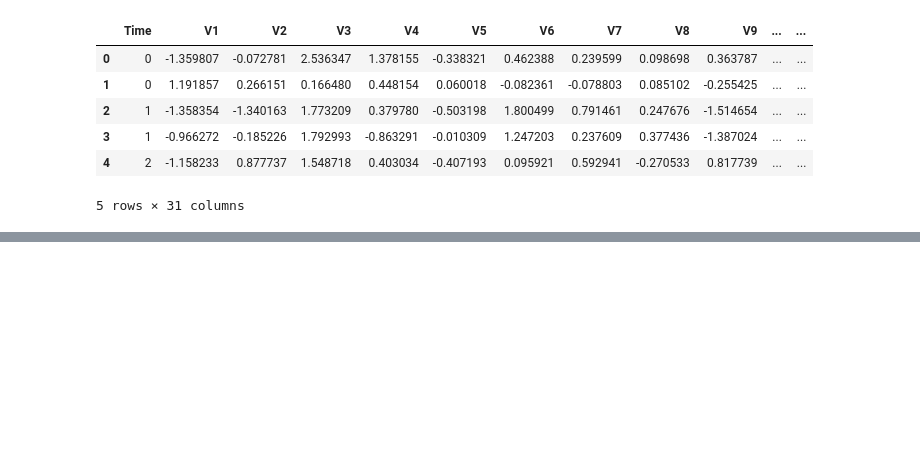
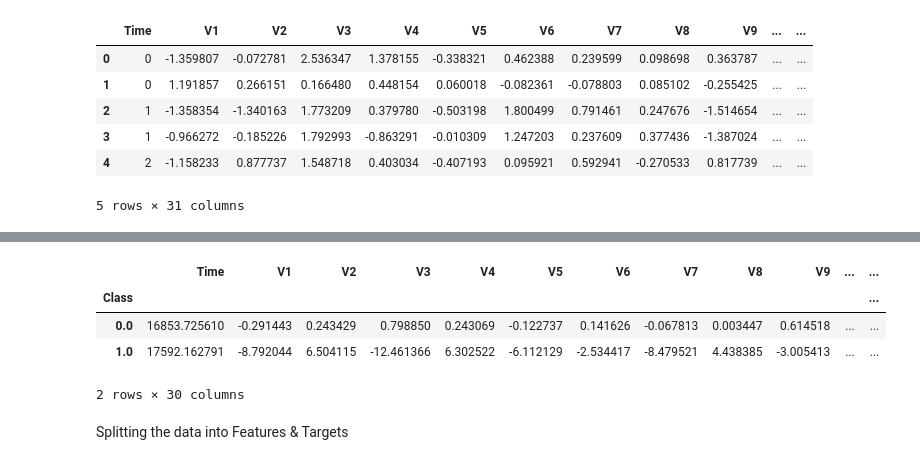
Before and after one commit to ShreyaNayak04/CreditCardFraudDetection, a Jupyter notebook: sample.ipynb, the cells around one changed output, grey strips where cells are left out. Cells and saved outputs as stored; diff of their text form; code cells hidden in the pictures; blank space fills up the shorter version.

```diff
--- a/sample.ipynb
+++ b/sample.ipynb
@@ -124,0 +157,10 @@ credit_card_data.groupby('Class').mean()
+# %%
+new_dataset.groupby('Class').mean()
+# %% [output]
+|  | Time | V1 | V2 | V3 | V4 | V5 | V6 | V7 | V8 | V9 | ... | ... |
+| Class |  |  |  |  |  |  |  |  |  |  |  | ... |
+| 0.0 | 16853.725610 | -0.291443 | 0.243429 | 0.798850 | 0.243069 | -0.122737 | 0.141626 | -0.067813 | 0.003447 | 0.614518 | ... | ... |
+| 1.0 | 17592.162791 | -8.792044 | 6.504115 | -12.461366 | 6.302522 | -6.112129 | -2.534417 | -8.479521 | 4.438385 | -3.005413 | ... | ... |
+2 rows × 30 columns
+# %% [markdown]
+Splitting the data into Features & Targets
```
Also changed, not shown: parts of 27 cells of this notebook.
